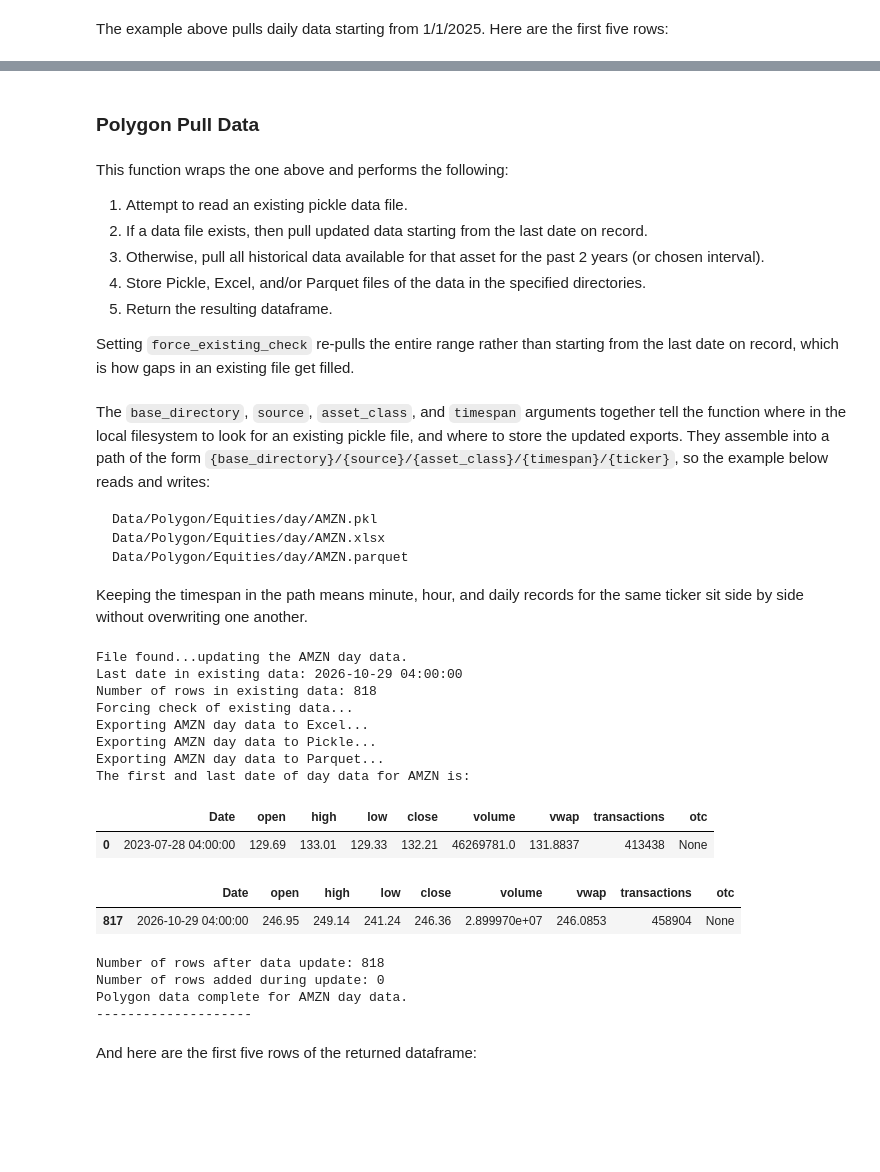
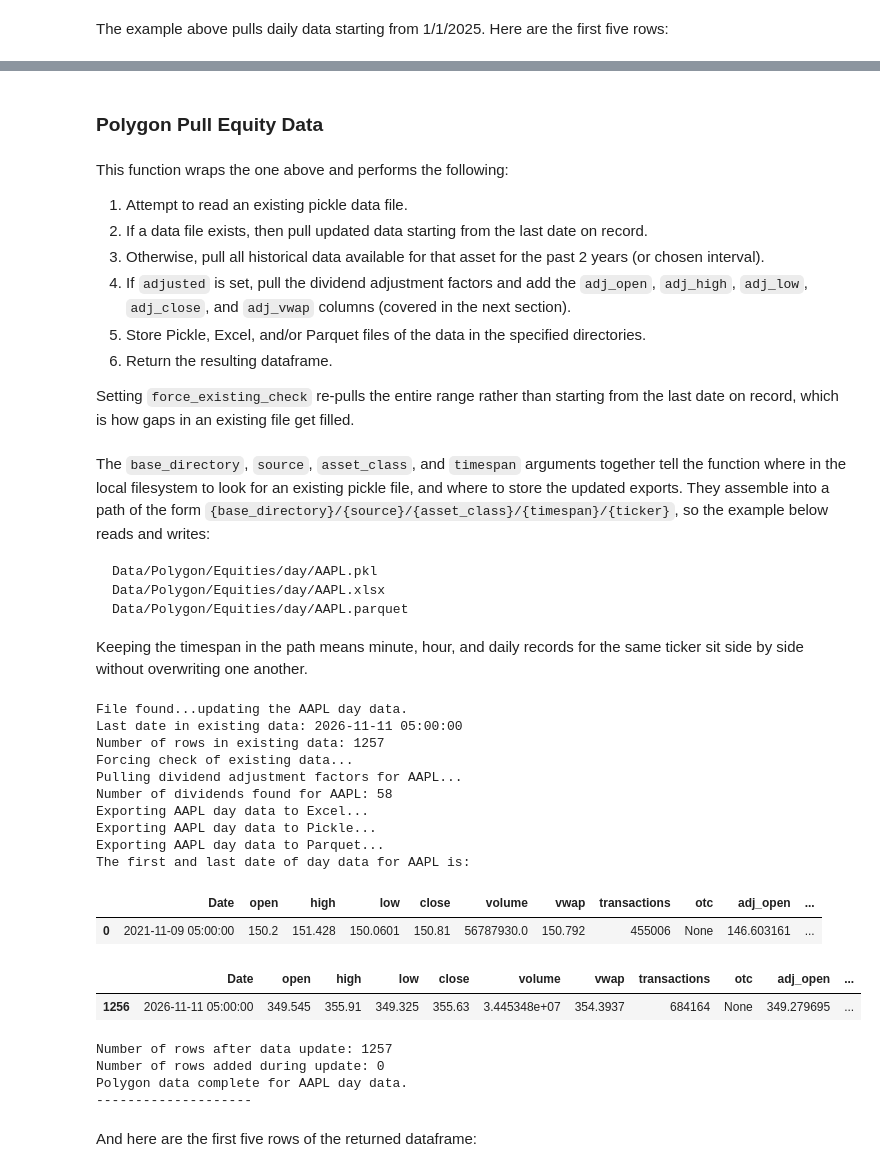
Before and after one commit to jaredszajkowski/jaredszajkowski.github.io, a Jupyter notebook: content/posts/data-pipelining-with-polygon/data-pipelining-with-polygon.ipynb, the cells around one changed output, grey strips where cells are left out. Cells and saved outputs as stored; diff of their text form; code cells hidden in the pictures; blank space fills up the shorter version.

Commit message:
Updating post

````diff
--- a/content/posts/data-pipelining-with-polygon/data-pipelining-with-polygon.ipynb
+++ b/content/posts/data-pipelining-with-polygon/data-pipelining-with-polygon.ipynb
@@ -125,66 +116,69 @@ display(df.head())
 # %% [markdown]
-### Polygon Pull Data
+### Polygon Pull Equity Data
 # %% [markdown]
 This function wraps the one above and performs the following:
 
 1. Attempt to read an existing pickle data file.
 2. If a data file exists, then pull updated data starting from the last date on record.
 3. Otherwise, pull all historical data available for that asset for the past 2 years (or chosen interval).
-4. Store Pickle, Excel, and/or Parquet files of the data in the specified directories.
-5. Return the resulting dataframe.
+4. If `adjusted` is set, pull the dividend adjustment factors and add the `adj_open`, `adj_high`, `adj_low`, `adj_close`, and `adj_vwap` columns (covered in the next section).
+5. Store Pickle, Excel, and/or Parquet files of the data in the specified directories.
+6. Return the resulting dataframe.
 
 Setting `force_existing_check` re-pulls the entire range rather than starting from the last date on record, which is how gaps in an existing file get filled.
 # %% [markdown]
 The `base_directory`, `source`, `asset_class`, and `timespan` arguments together tell the function where in the local filesystem to look for an existing pickle file, and where to store the updated exports. They assemble into a path of the form `{base_directory}/{source}/{asset_class}/{timespan}/{ticker}`, so the example below reads and writes:
 
 ```text
-Data/Polygon/Equities/day/AMZN.pkl
-Data/Polygon/Equities/day/AMZN.xlsx
-Data/Polygon/Equities/day/AMZN.parquet
+Data/Polygon/Equities/day/AAPL.pkl
+Data/Polygon/Equities/day/AAPL.xlsx
+Data/Polygon/Equities/day/AAPL.parquet
 ```
 
 Keeping the timespan in the path means minute, hour, and daily records for the same ticker sit side by side without overwriting one another.
 # %%
 current_year = datetime.now().year
 current_month = datetime.now().month
 current_day = datetime.now().day
 
 # Example usage - daily
-df = polygon_pull_data(
+df = polygon_pull_equity_data(
     base_directory=DATA_DIR,
-    ticker="AMZN",
+    ticker="AAPL",
     source="Polygon",
     asset_class="Equities",
     start_date=datetime(current_year - 2, current_month, current_day),
     timespan="day",
     multiplier=1,
     adjusted=True,
     force_existing_check=True,
     free_tier=True,
     verbose=False,
     excel_export=True,
     pickle_export=True,
     parquet_export=True,
     output_confirmation=True,
 )
 
 time.sleep(12)  # Sleep for 12 seconds to avoid hitting rate limits
 # %% [output]
-File found...updating the AMZN day data.
-Last date in existing data: 2026-10-29 04:00:00
-Number of rows in existing data: 818
+File found...updating the AAPL day data.
+Last date in existing data: 2026-11-11 05:00:00
+Number of rows in existing data: 1257
 Forcing check of existing data...
-Exporting AMZN day data to Excel...
-Exporting AMZN day data to Pickle...
-Exporting AMZN day data to Parquet...
-The first and last date of day data for AMZN is:
+Pulling dividend adjustment factors for AAPL...
+Number of dividends found for AAPL: 58
+Exporting AAPL day data to Excel...
+Exporting AAPL day data to Pickle...
+Exporting AAPL day data to Parquet...
+The first and last date of day data for AAPL is:
-|  | Date | open | high | low | close | volume | vwap | transactions | otc |
-| 0 | 2023-07-28 04:00:00 | 129.69 | 133.01 | 129.33 | 132.21 | 46269781.0 | 131.8837 | 413438 | None |
+|  | Date | open | high | low | close | volume | vwap | transactions | otc | adj_open | ... |
+| 0 | 2021-11-09 05:00:00 | 150.2 | 151.428 | 150.0601 | 150.81 | 56787930.0 | 150.792 | 455006 | None | 146.603161 | ... |
-|  | Date | open | high | low | close | volume | vwap | transactions | otc |
-| 817 | 2026-10-29 04:00:00 | 246.95 | 249.14 | 241.24 | 246.36 | 2.899970e+07 | 246.0853 | 458904 | None |
+|  | Date | open | high | low | close | volume | vwap | transactions | otc | adj_open | ... |
+| 1256 | 2026-11-11 05:00:00 | 349.545 | 355.91 | 349.325 | 355.63 | 3.445348e+07 | 354.3937 | 684164 | None | 349.279695 | ... |
-Number of rows after data update: 818
+Number of rows after data update: 1257
 Number of rows added during update: 0
-Polygon data complete for AMZN day data.
+Polygon data complete for AAPL day data.
 --------------------
 # %% [markdown]
 And here are the first five rows of the returned dataframe:
````
Also changed, not shown: parts of 20 cells of this notebook, 9 other files.
